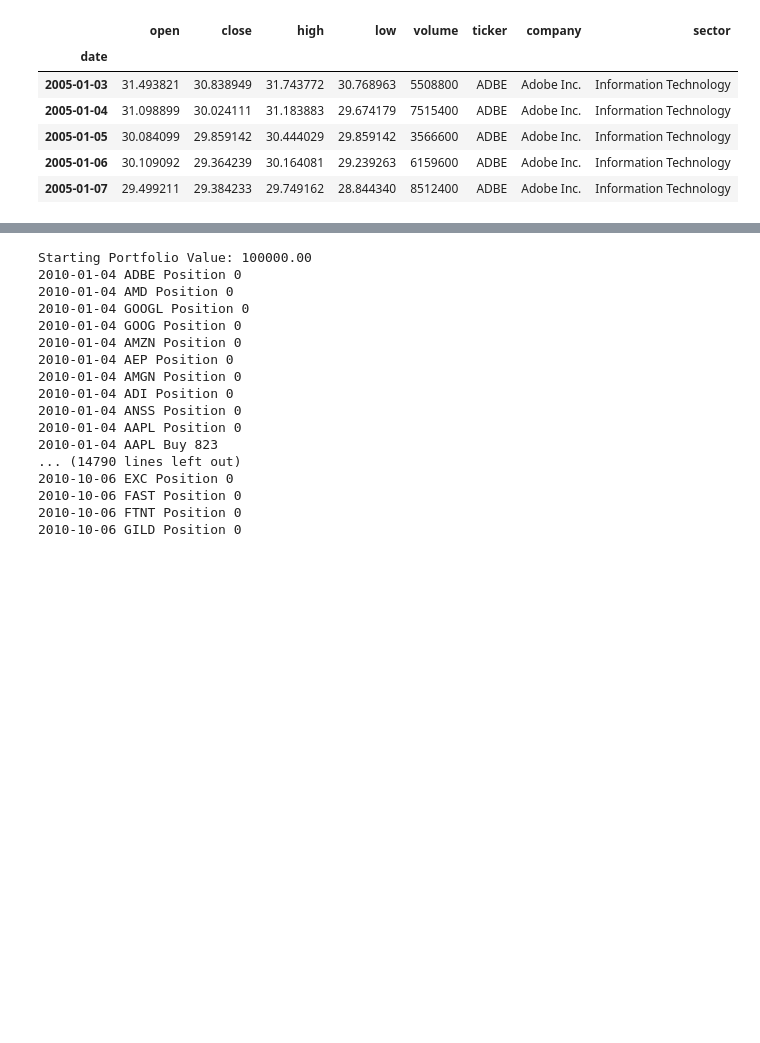
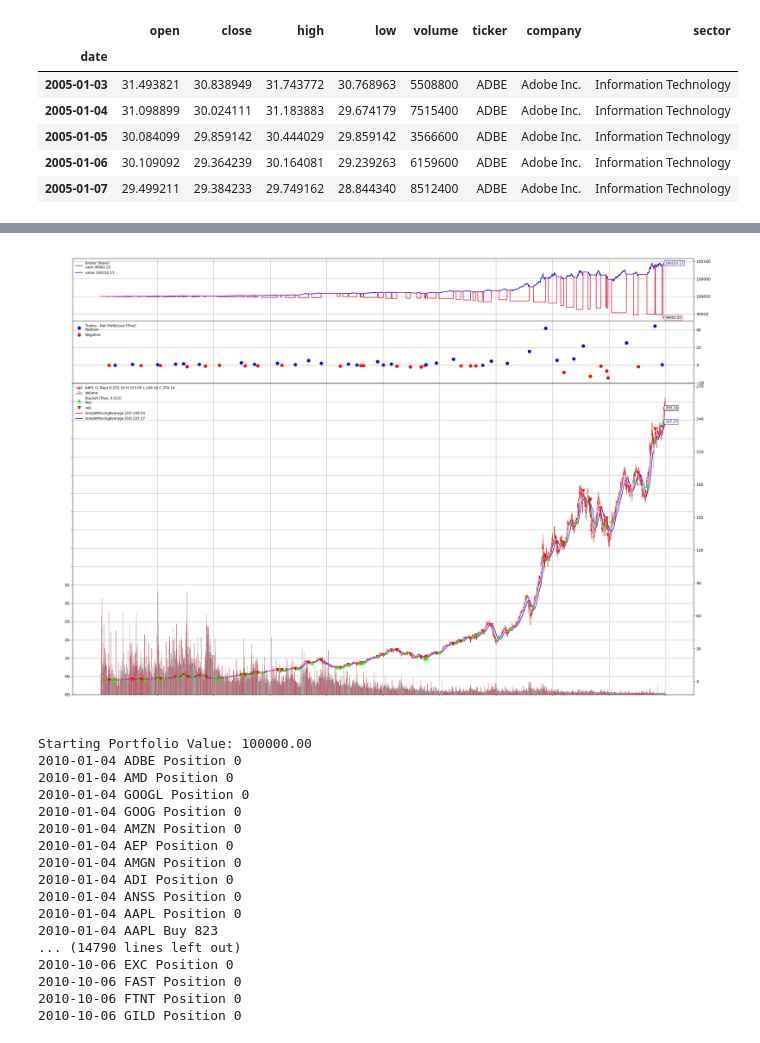
Before and after one commit to autoastt/DLWeek, a Jupyter notebook: backtest.ipynb, the cells around one changed output, grey strips where cells are left out. Cells and saved outputs as stored; diff of their text form; code cells hidden in the pictures; blank space fills up the shorter version.

```diff
--- a/backtest.ipynb
+++ b/backtest.ipynb
@@ -194,0 +265,43 @@ len(data_feeds)
+# %%
+class DualMovingAverageStrategy(bt.SignalStrategy):
+    params = (
+        ('smavg_window', 100),
+        ('lmavg_window', 300),
+    )
+
+    def __init__(self):
+
+        # Compute long and short moving averages
+        smavg = bt.ind.SMA(period=self.p.smavg_window)
+        lmavg = bt.ind.SMA(period=self.p.lmavg_window)
+
+        # Go long when short moving average is above long moving average
+        self.signal_add(bt.SIGNAL_LONG, bt.ind.CrossOver(smavg, lmavg))
+
+cerebro = bt.Cerebro()
+cerebro.addstrategy(MovingAverageCrossover)
+
+for ticker, data in data_feeds:
+    if (ticker == STOCK):
+        cerebro.adddata(data, name=ticker)
+
+cerebro.broker.setcash(100000.0)
+
+cerebro.addanalyzer(bt.analyzers.SharpeRatio, _name="sharpe")
+cerebro.addanalyzer(bt.analyzers.DrawDown, _name="drawdown")
+
+
+print('Dual Moving Average Crossover Strategy')
+print('Starting Portfolio Value: %.2f' % cerebro.broker.getvalue())
+
+results = cerebro.run()
+print('Final Portfolio Value: %.2f' % cerebro.broker.getvalue())
+
+sharpe_ratio = results[0].analyzers.sharpe.get_analysis()
+drawdown = results[0].analyzers.drawdown.get_analysis()
+
+img_path = "dma.png"
+save_plot(img_path)
+
+print(f"Sharpe Ratio: {sharpe_ratio}")
+print(f"Max Drawdown: {drawdown['max']['drawdown']}%")
@@ -195,3 +316,7 @@ len(data_feeds)
+# %%
+Image(img_path)
+# %% [output]
+[figure, added]
 # %%
 # Create a cerebro entity
 cerebro = bt.Cerebro()
```
Also changed, not shown: parts of 8 cells of this notebook, 6 other files.
